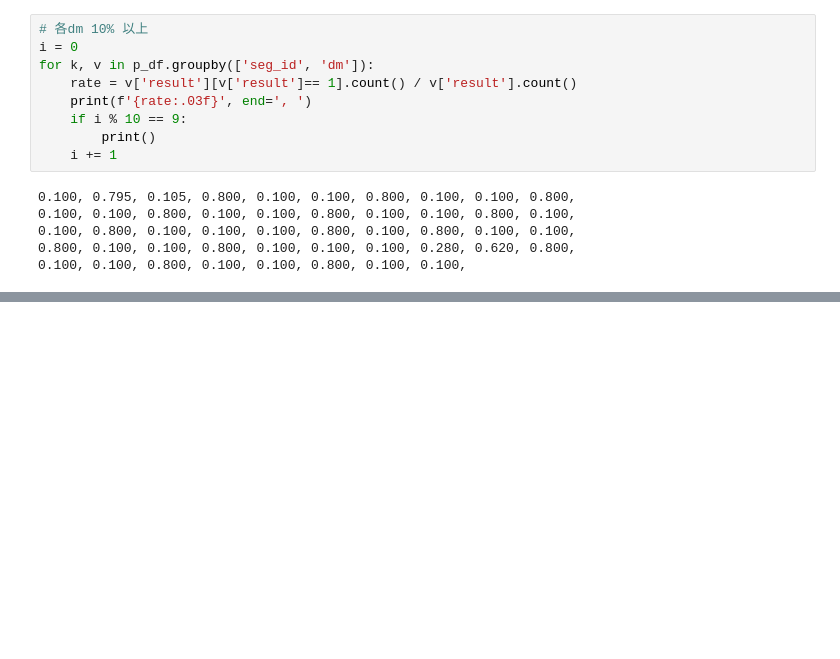
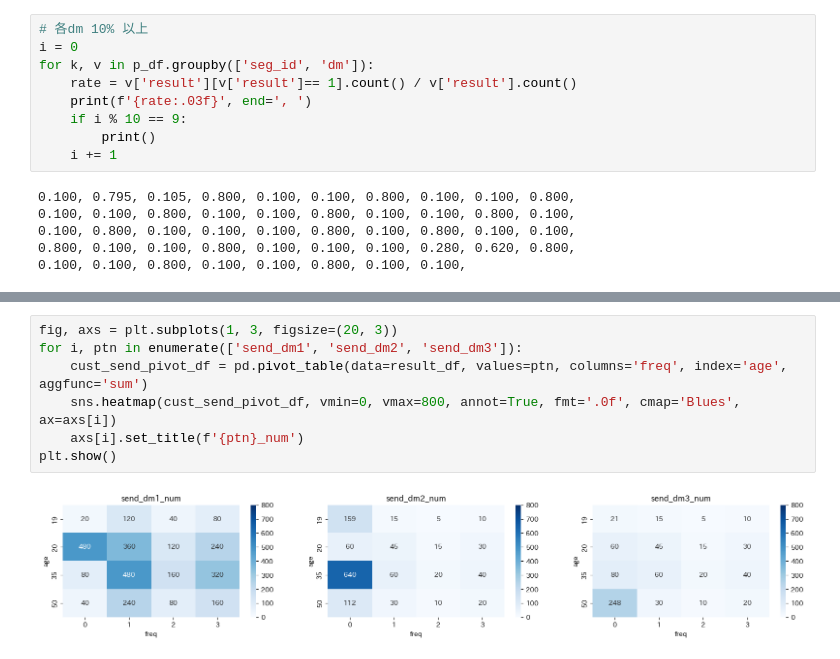
Before and after one commit to akmiccom/python_optimize, a Jupyter notebook: notebooks/chapter_04_pandas_ver_01.ipynb, the cells around one changed output, grey strips where cells are left out. Cells and saved outputs as stored; diff of their text form; blank space fills up the shorter version.

```diff
--- a/notebooks/chapter_04_pandas_ver_01.ipynb
+++ b/notebooks/chapter_04_pandas_ver_01.ipynb
@@ -220,0 +243,9 @@ result_df
+# %%
+fig, axs = plt.subplots(1, 3, figsize=(20, 3))
+for i, ptn in enumerate(['send_dm1', 'send_dm2', 'send_dm3']):
+    cust_send_pivot_df = pd.pivot_table(data=result_df, values=ptn, columns='freq', index='age', aggfunc='sum')
+    sns.heatmap(cust_send_pivot_df, vmin=0, vmax=800, annot=True, fmt='.0f', cmap='Blues', ax=axs[i])
+    axs[i].set_title(f'{ptn}_num')
+plt.show()
+# %% [output]
+[figure, added]
```
Also changed, not shown: parts of 8 cells of this notebook, 3 other files.
